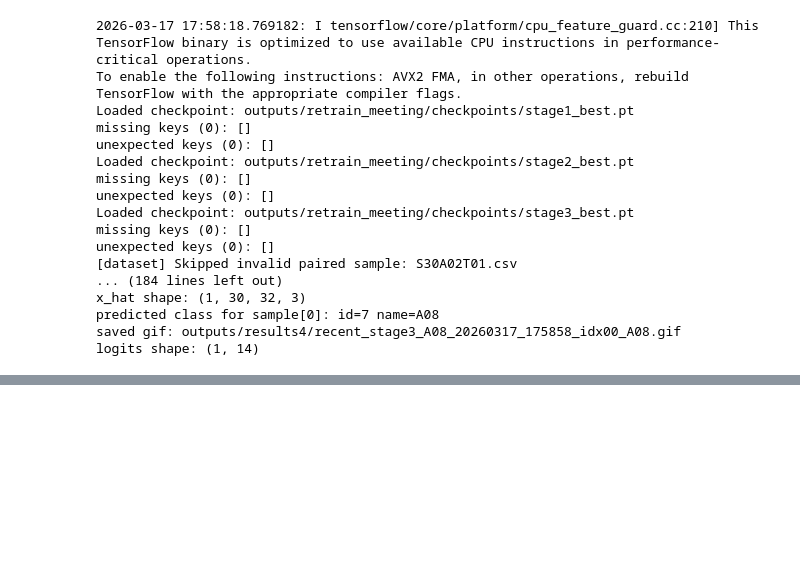
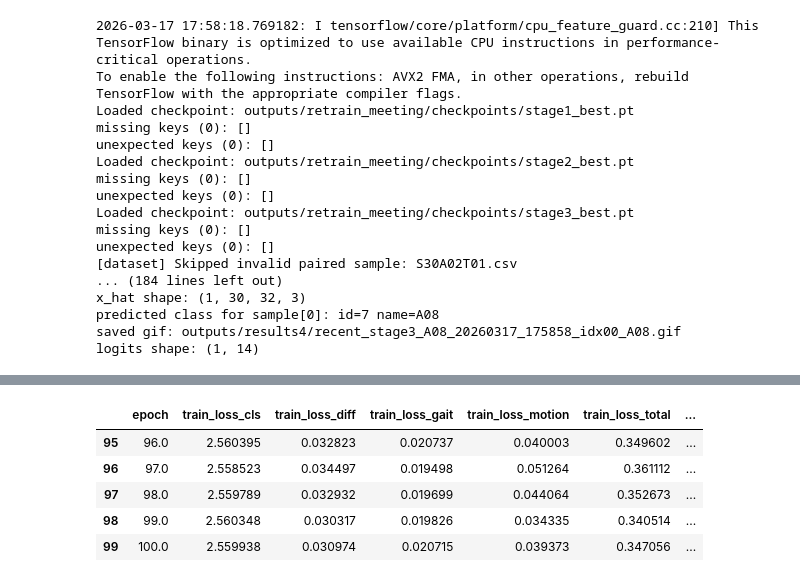
Before and after one commit to Amul-byte/ldm, a Jupyter notebook: nalaysis.ipynb, the cells around one changed output, grey strips where cells are left out. Drawn from its saved outputs; the diff is of its cells as text; code cells hidden in the pictures; blank space fills up the shorter version.

```diff
--- a/nalaysis.ipynb
+++ b/nalaysis.ipynb
@@ -61,0 +80,9 @@ logits shape: (1, 14)
+# %%
+df.tail(5)
+# %% [output]
+|  | epoch | train_loss_cls | train_loss_diff | train_loss_gait | train_loss_motion | train_loss_total | ... |
+| 95 | 96.0 | 2.560395 | 0.032823 | 0.020737 | 0.040003 | 0.349602 | ... |
+| 96 | 97.0 | 2.558523 | 0.034497 | 0.019498 | 0.051264 | 0.361112 | ... |
+| 97 | 98.0 | 2.559789 | 0.032932 | 0.019699 | 0.044064 | 0.352673 | ... |
+| 98 | 99.0 | 2.560348 | 0.030317 | 0.019826 | 0.034335 | 0.340514 | ... |
+| 99 | 100.0 | 2.559938 | 0.030974 | 0.020715 | 0.039373 | 0.347056 | ... |
```
Also changed, not shown: parts of 4 cells of this notebook, 6 other files.
